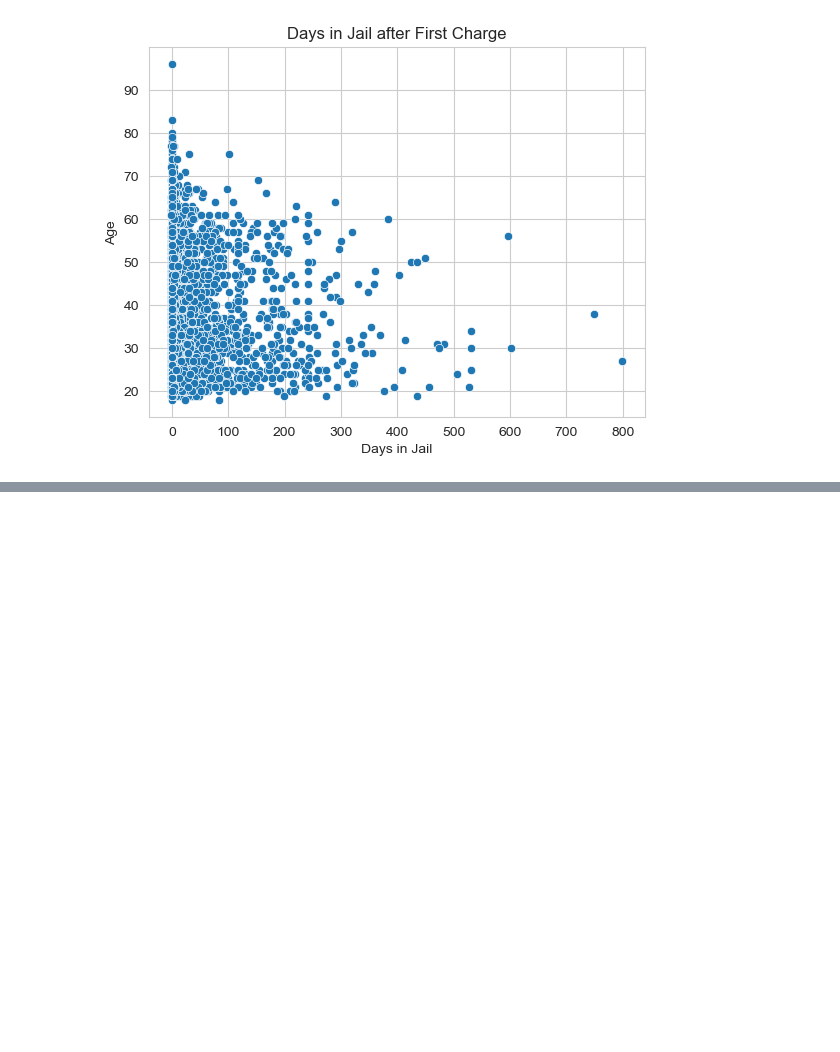
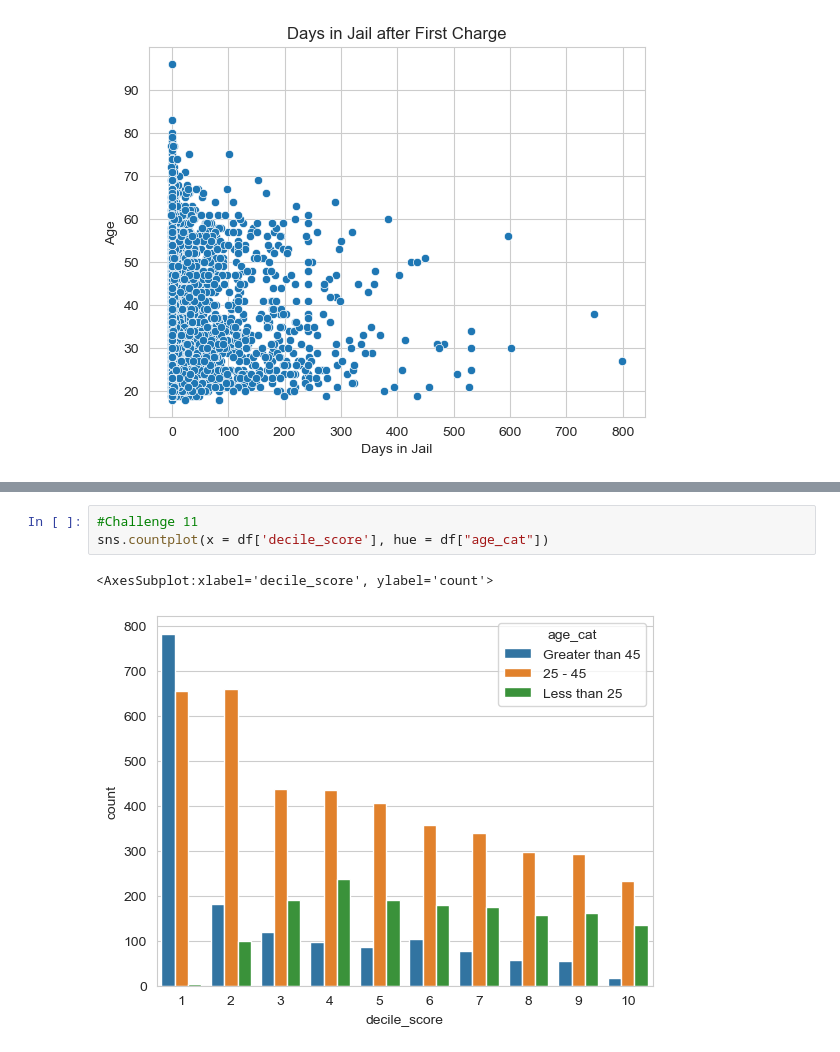
Before and after one commit to ameenfh/DataScience1, a Jupyter notebook: CodeTemplates/SeabornFundamentals.ipynb, the cells around one changed output, grey strips where cells are left out. Cells and saved outputs as stored; diff of their text form; blank space fills up the shorter version.

```diff
--- a/CodeTemplates/SeabornFundamentals.ipynb
+++ b/CodeTemplates/SeabornFundamentals.ipynb
@@ -116,0 +146,6 @@ Text(0.5, 1.0, 'Race versus Count')
+# %%
+#Challenge 11
+sns.countplot(x = df['decile_score'], hue = df["age_cat"])
+# %% [output]
+<AxesSubplot:xlabel='decile_score', ylabel='count'>
+[figure, added]
```
Also changed, not shown: parts of 9 cells of this notebook.
